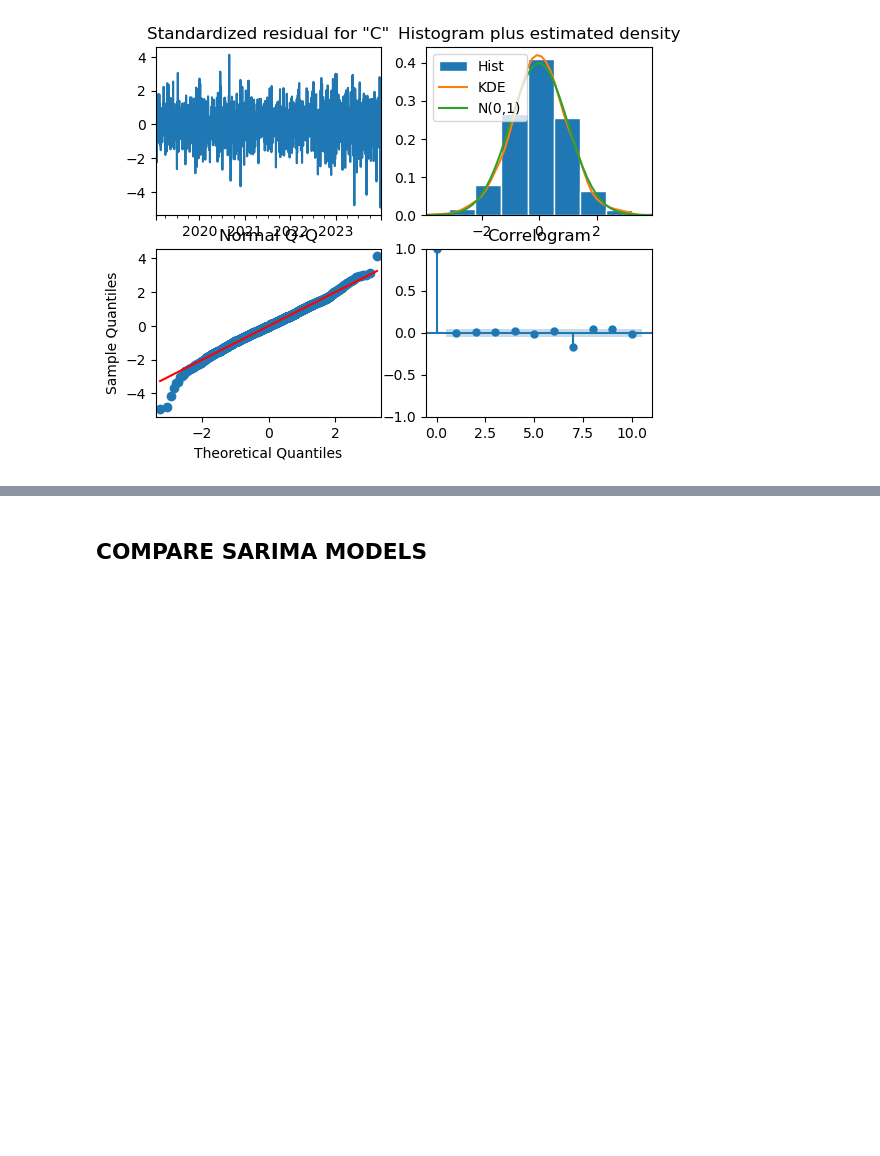
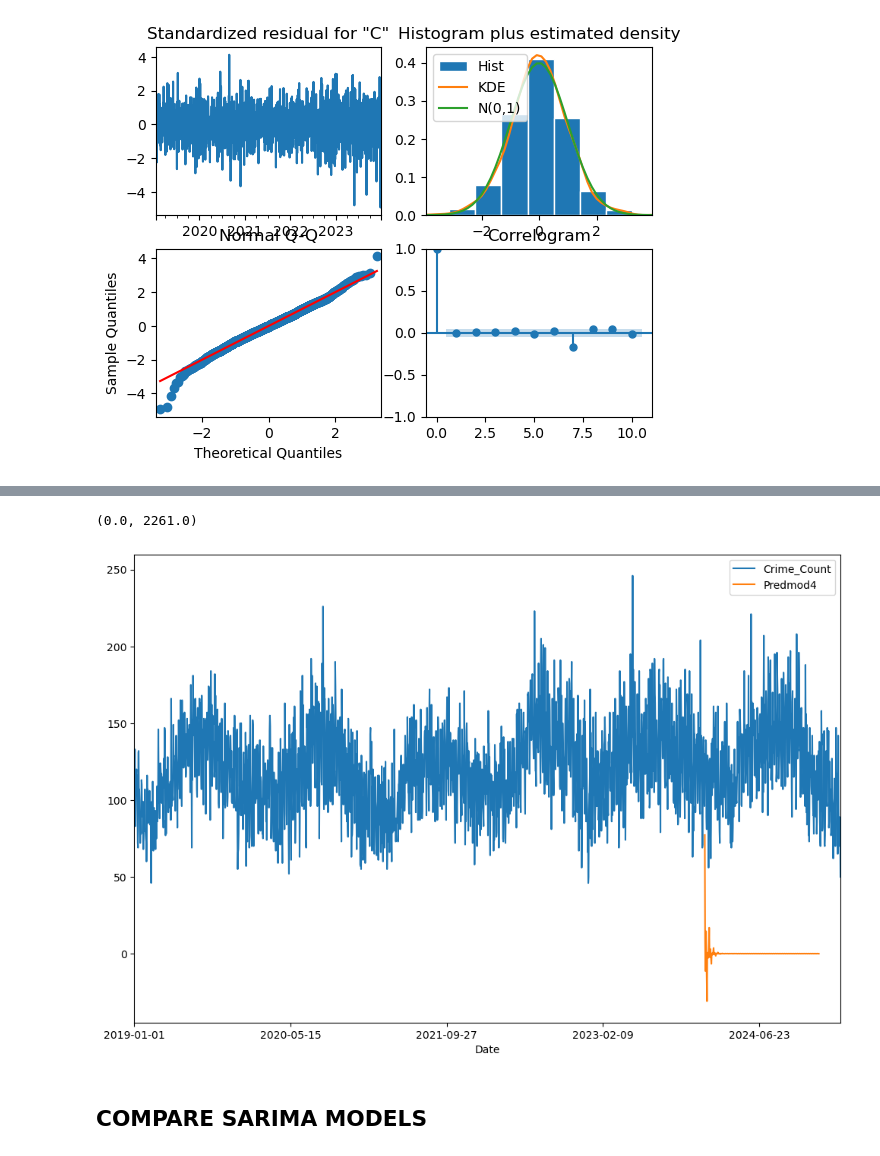
Before and after one commit to Hajar0Ahmed/Time-Series-Crime-Forecasting-Minneapolis, a Jupyter notebook: notebooks/sarima_analysis.ipynb, the cells around one changed output, grey strips where cells are left out. Drawn from its saved outputs; the diff is of its cells as text; code cells hidden in the pictures; blank space fills up the shorter version.

```diff
--- a/notebooks/sarima_analysis.ipynb
+++ b/notebooks/sarima_analysis.ipynb
@@ -730,3 +771,10 @@ Mean Absolute Percentage Error: 0.9986112446186964
+# %%
+unidf['Predmod4']=fcast
+unidf[['Crime_Count','Predmod4']].plot(figsize=(12,8))
+plt.xlim(0, len(unidf))
+# %% [output]
+(0.0, 2261.0)
+[figure, added]
 # %% [markdown]
 ## COMPARE SARIMA MODELS
 # %%
```
Also changed, not shown: parts of 25 cells of this notebook.
